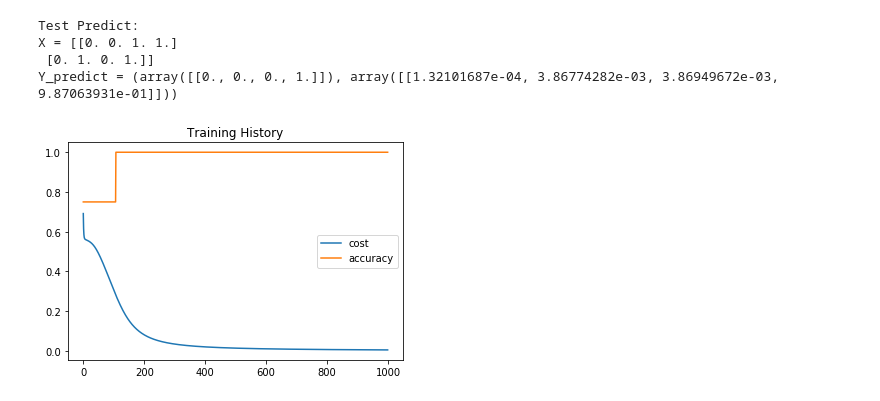
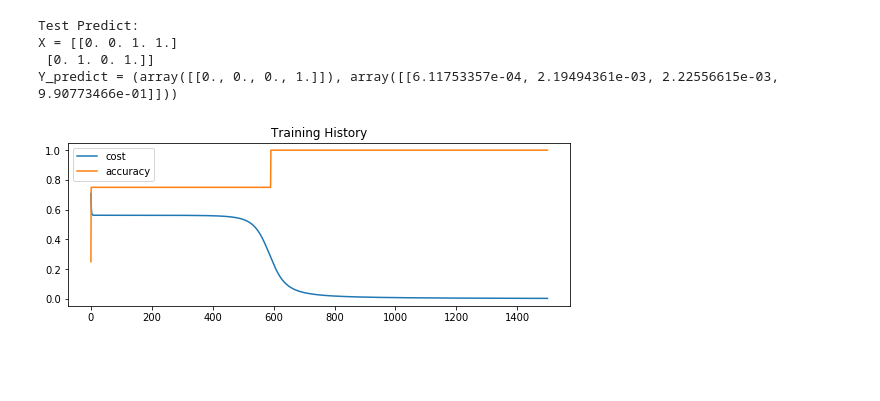
Before and after one commit to rogerallen/random_notebooks, a Jupyter notebook: simple_neural_net.ipynb, the cells around one changed output. Saved outputs shown, nothing was run; the diff lists cells and outputs as text; code cells hidden in the pictures; blank space fills up the shorter version.

```diff
--- a/simple_neural_net.ipynb
+++ b/simple_neural_net.ipynb
@@ -229,19 +287,24 @@ Y_predict = (array([[0., 1., 1., 1.]]), array([[0.01108157, 0.99701978, 0.997030
 # %%
-# full sigmoid AND gate works fine
-nn_architecture = [
+# AND with a hidden layer seems to work fine...
+nn = {
+    "params": None,
+    "architecture": [
+        {"input_dim": 2, "output_dim": 2, "activation": "sigmoid"},
         {"input_dim": 2, "output_dim": 2, "activation": "sigmoid"},
         {"input_dim": 2, "output_dim": 1, "activation": "sigmoid"},
     ]
+}
 X = np.array([[0.0,0.0],[0.0,1.0],[1.0,0.0],[1.0,1.0]]).T
 Y = np.array([[0.0],[0.0],[0.0],[1.0]]).T
-epochs = 1000
-learning_rate = 1
-seed = 1984
-train_and_check(X,Y,epochs,learning_rate,seed)
+epochs = 1500
+seed = 1928
+
+learning_rate = 1.0
+train_and_check(X,Y,nn,epochs,learning_rate,seed)
 # %% [output]
 Test Predict:
 X = [[0. 0. 1. 1.]
  [0. 1. 0. 1.]]
-Y_predict = (array([[0., 0., 0., 1.]]), array([[1.32101687e-04, 3.86774282e-03, 3.86949672e-03, 9.87063931e-01]]))
+Y_predict = (array([[0., 0., 0., 1.]]), array([[6.11753357e-04, 2.19494361e-03, 2.22556615e-03, 9.90773466e-01]]))
-[figure, old version]
+[figure, new version]
 # %%
```
Also changed, not shown: parts of 8 cells of this notebook.
